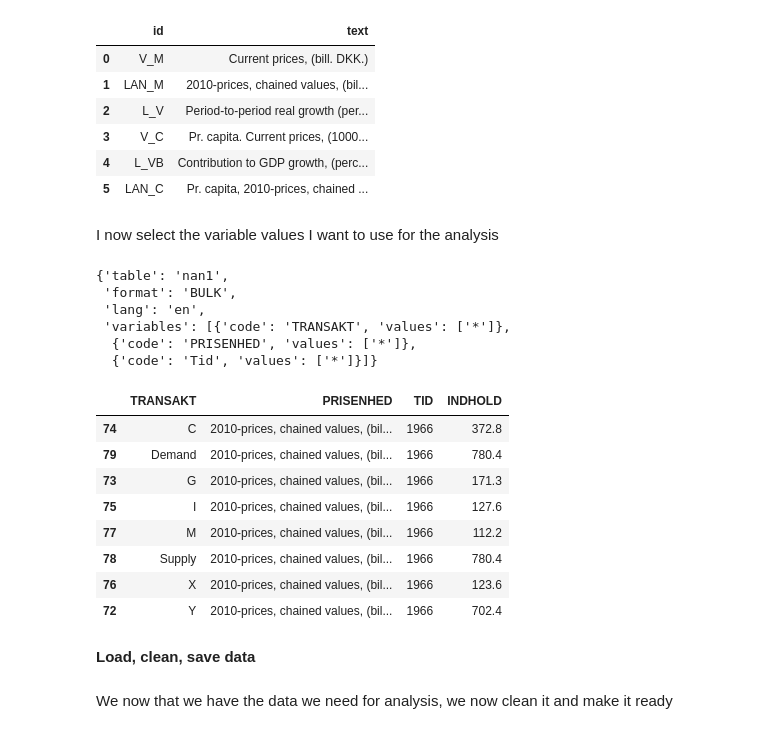
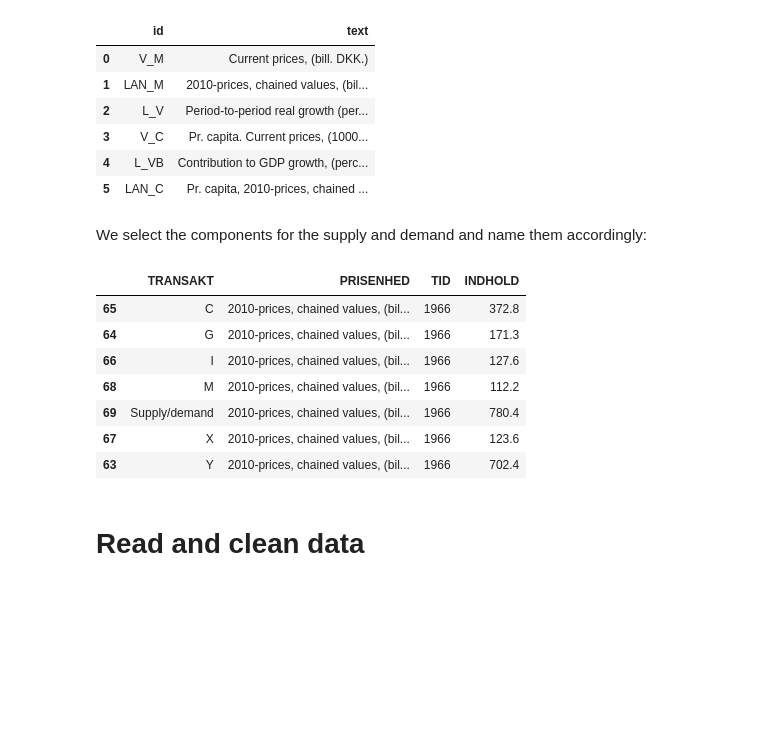
Before and after one commit to NumEconCopenhagen/projects-2023-tgr401, a Jupyter notebook: dataproject/Final_dataproject.ipynb, the cells around one changed output. Drawn from its saved outputs; the diff is of its cells as text; code cells hidden in the pictures; blank space fills up the shorter version.

```diff
--- a/dataproject/Final_dataproject.ipynb
+++ b/dataproject/Final_dataproject.ipynb
@@ -70,49 +80,39 @@ display(nan1.variable_levels('PRISENHED',language='en'))
 | 3 | V_C | Pr. capita. Current prices, (1000... |
 | 4 | L_VB | Contribution to GDP growth, (perc... |
 | 5 | LAN_C | Pr. capita, 2010-prices, chained ... |
-# %% [markdown]
-I now select the variable values I want to use for the analysis
-# %%
-params = nan1._define_base_params(language='en')
-params
-# %% [output]
-{'table': 'nan1',
- 'format': 'BULK',
- 'lang': 'en',
- 'variables': [{'code': 'TRANSAKT', 'values': ['*']},
-  {'code': 'PRISENHED', 'values': ['*']},
-  {'code': 'Tid', 'values': ['*']}]}
+# %% [markdown]
+We select the components for the supply and demand and name them accordingly:
 # %%
 # choose the data to keep
 params = {
     'table': 'nan1',
  'format': 'BULK',
  'lang': 'en',
- 'variables': [{'code': 'TRANSAKT', 'values': ['B1GQK','P7K','TFSPR','P6D','P31S1MD','P3S13D','P5GD','TFUPR']},
+ 'variables': [{'code': 'TRANSAKT', 'values': ['B1GQK','P7K','P6D','P31S1MD','P3S13D','P5GD','TFUPR']},
   {'code': 'PRISENHED', 'values': ['LAN_M']},
   {'code': 'Tid', 'values': ['*']}]}
 # %%
-#Rename variable values
+#rename variable values
 nan1_api = nan1.get_data(params=params)
 rename = {'B.1*g Gross domestic product':'Y',
           'P.3 Government consumption expenditure':'G',
           'P.31 Private consumption':'C',
           'P.5g Gross capital formation':'I',
           'P.6 Exports of goods and services':'X',
           'P.7 Imports of goods and services':'M',
-          'Final demand':'Demand'
+          'Final demand':'Supply/demand'
 }
 nan1_api['TRANSAKT']=nan1_api['TRANSAKT'].replace(rename)
+#Sort by time and type of transaction
 nan1_api.sort_values(by=['TID','TRANSAKT'], inplace=True)
-nan1_api.head(8)
+nan1_api.head(7)
 # %% [output]
 |  | TRANSAKT | PRISENHED | TID | INDHOLD |
-| 74 | C | 2010-prices, chained values, (bil... | 1966 | 372.8 |
-| 79 | Demand | 2010-prices, chained values, (bil... | 1966 | 780.4 |
-| 73 | G | 2010-prices, chained values, (bil... | 1966 | 171.3 |
-| 75 | I | 2010-prices, chained values, (bil... | 1966 | 127.6 |
-| 77 | M | 2010-prices, chained values, (bil... | 1966 | 112.2 |
-| 78 | Supply | 2010-prices, chained values, (bil... | 1966 | 780.4 |
-| 76 | X | 2010-prices, chained values, (bil... | 1966 | 123.6 |
-| 72 | Y | 2010-prices, chained values, (bil... | 1966 | 702.4 |
+| 65 | C | 2010-prices, chained values, (bil... | 1966 | 372.8 |
+| 64 | G | 2010-prices, chained values, (bil... | 1966 | 171.3 |
+| 66 | I | 2010-prices, chained values, (bil... | 1966 | 127.6 |
+| 68 | M | 2010-prices, chained values, (bil... | 1966 | 112.2 |
+| 69 | Supply/demand | 2010-prices, chained values, (bil... | 1966 | 780.4 |
+| 67 | X | 2010-prices, chained values, (bil... | 1966 | 123.6 |
+| 63 | Y | 2010-prices, chained values, (bil... | 1966 | 702.4 |
 # %%
@@ -120,5 +120,3 @@ nan1_api.head(8)
 nan1_api.to_csv('nan1_api.csv', index=False)
 # %% [markdown]
-**Load, clean, save data**
+# Read and clean data
-# %% [markdown]
-We now that we have the data we need for analysis, we now clean it and make it ready
```
Also changed, not shown: parts of 30 cells of this notebook, 3 other files.
